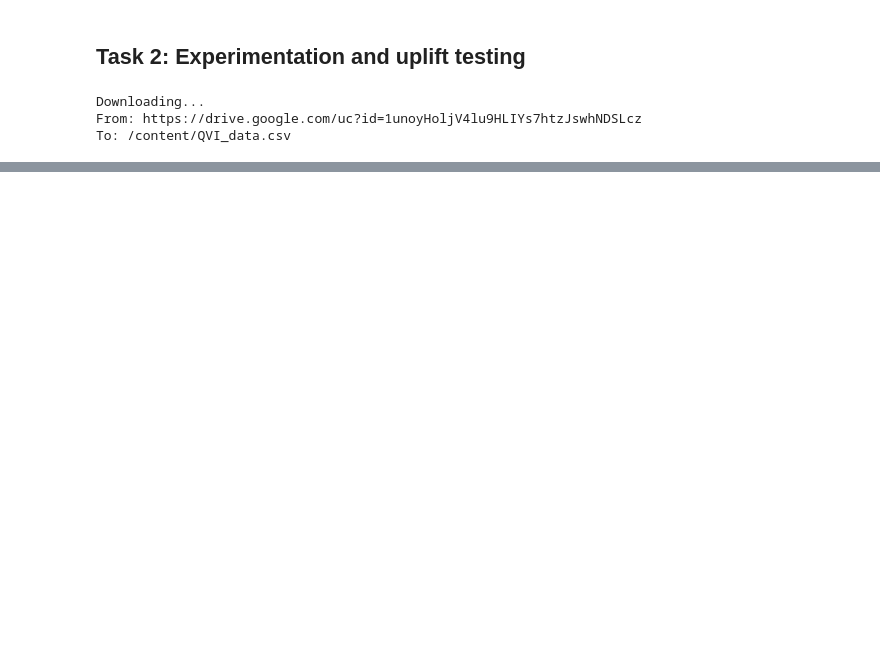
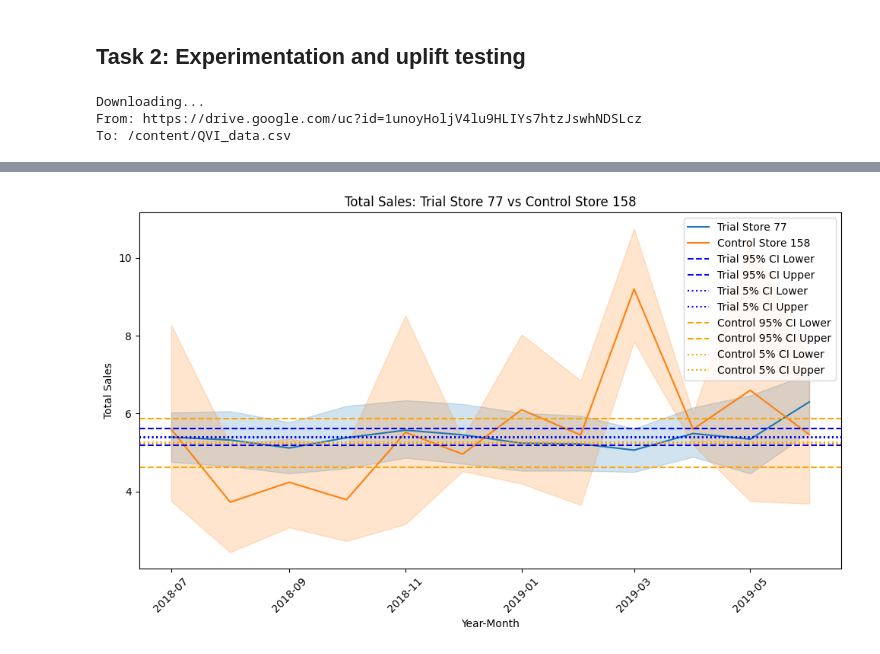
Before and after one commit to tiaratatyanadewi/Quantium-Virtual-Internship, a Jupyter notebook: Task_2_Quantium.ipynb, the cells around one changed output, grey strips where cells are left out. Cells and saved outputs as stored; diff of their text form; code cells hidden in the pictures; blank space fills up the shorter version.

```diff
--- a/Task_2_Quantium.ipynb
+++ b/Task_2_Quantium.ipynb
@@ -372,0 +256,19 @@ plot_total_customers(monthly_sales, [77, 86, 88], 'Monthly Total Number of Custo
+# %%
+# Calculate Composite Score (same as before)
+combined_table["CompScore"] = (corr_weight * combined_table["Correlation"]) + (dist_weight * combined_table["total_sales_revenue"])
+
+# Sort the table by CompScore in descending order
+combined_table_sorted = combined_table.sort_values('CompScore', ascending=False)
+
+# Initialize a list to store the top 3 control stores
+top_3_control_stores = []
+
+# Iterate through the sorted table and select unique control stores
+for _, row in combined_table_sorted.iterrows():
+    control_store = row['Control_Store']
+    if control_store not in top_3_control_stores:
+        top_3_control_stores.append(control_store)
+    if len(top_3_control_stores) == 3:
+        break
+
+print(top_3_control_stores)
@@ -372,0 +347,60 @@ plot_total_customers(monthly_sales, [77, 86, 88], 'Monthly Total Number of Custo
+# %%
+import matplotlib.pyplot as plt
+import seaborn as sns
+import numpy as np
+from scipy import stats
+import pandas as pd # Import pandas
+
+def plot_trial_vs_control(trial_store, control_store, df):
+    """Plots the total sales of a trial store against a control store with confidence intervals."""
+
+    # Filter data for trial and control stores
+    trial_data = df[df['STORE_NBR'] == trial_store]
+    control_data = df[df['STORE_NBR'] == control_store]
+
+    # Convert 'YEAR_MONTH' to datetime objects
+    trial_data['YEAR_MONTH'] = pd.to_datetime(trial_data['YEAR_MONTH'].dt.to_timestamp()) # Convert to datetime
+    control_data['YEAR_MONTH'] = pd.to_datetime(control_data['YEAR_MONTH'].dt.to_timestamp()) # Convert to datetime
+
+    # Calculate confidence intervals (assuming normal distribution)
+    trial_mean = trial_data['TOT_SALES'].mean()
+    trial_std = trial_data['TOT_SALES'].std()
+    trial_n = len(trial_data)
+    trial_ci_95 = stats.norm.interval(0.95, loc=trial_mean, scale=trial_std / np.sqrt(trial_n))
+    trial_ci_5 = stats.norm.interval(0.05, loc=trial_mean, scale=trial_std / np.sqrt(trial_n))
+
+    control_mean = control_data['TOT_SALES'].mean()
+    control_std = control_data['TOT_SALES'].std()
+    control_n = len(control_data)
+    control_ci_95 = stats.norm.interval(0.95, loc=control_mean, scale=control_std / np.sqrt(control_n))
+    control_ci_5 = stats.norm.interval(0.05, loc=control_mean, scale=control_std / np.sqrt(control_n))
+
+    # Plot total sales over time
+    plt.figure(figsize=(10, 6))
+    sns.lineplot(x='YEAR_MONTH', y='TOT_SALES', data=trial_data, label=f'Trial Store {trial_store}')
+    sns.lineplot(x='YEAR_MONTH', y='TOT_SALES', data=control_data, label=f'Control Store {control_store}')
+
+    # Add confidence interval lines
+    plt.axhline(trial_ci_95[0], linestyle='--', color='blue', label='Trial 95% CI Lower')
+    plt.axhline(trial_ci_95[1], linestyle='--', color='blue', label='Trial 95% CI Upper')
+    plt.axhline(trial_ci_5[0], linestyle=':', color='blue', label='Trial 5% CI Lower')
+    plt.axhline(trial_ci_5[1], linestyle=':', color='blue', label='Trial 5% CI Upper')
+
+    plt.axhline(control_ci_95[0], linestyle='--', color='orange', label='Control 95% CI Lower')
+    plt.axhline(control_ci_95[1], linestyle='--', color='orange', label='Control 95% CI Upper')
+    plt.axhline(control_ci_5[0], linestyle=':', color='orange', label='Control 5% CI Lower')
+    plt.axhline(control_ci_5[1], linestyle=':', color='orange', label='Control 5% CI Upper')
+
+    # Set plot title and labels
+    plt.title(f'Total Sales: Trial Store {trial_store} vs Control Store {control_store}')
+    plt.xlabel('Year-Month')
+    plt.ylabel('Total Sales')
+    plt.xticks(rotation=45)
+    plt.legend()
+    plt.tight_layout()
+    plt.show()
+
+trial_store = 77
+control_store = 158
+plot_trial_vs_control(trial_store, control_store, df)
+# %% [output]
@@ -372,0 +417 @@ plot_total_customers(monthly_sales, [77, 86, 88], 'Monthly Total Number of Custo
+[figure, added]
```
Also changed, not shown: parts of 32 cells of this notebook.
